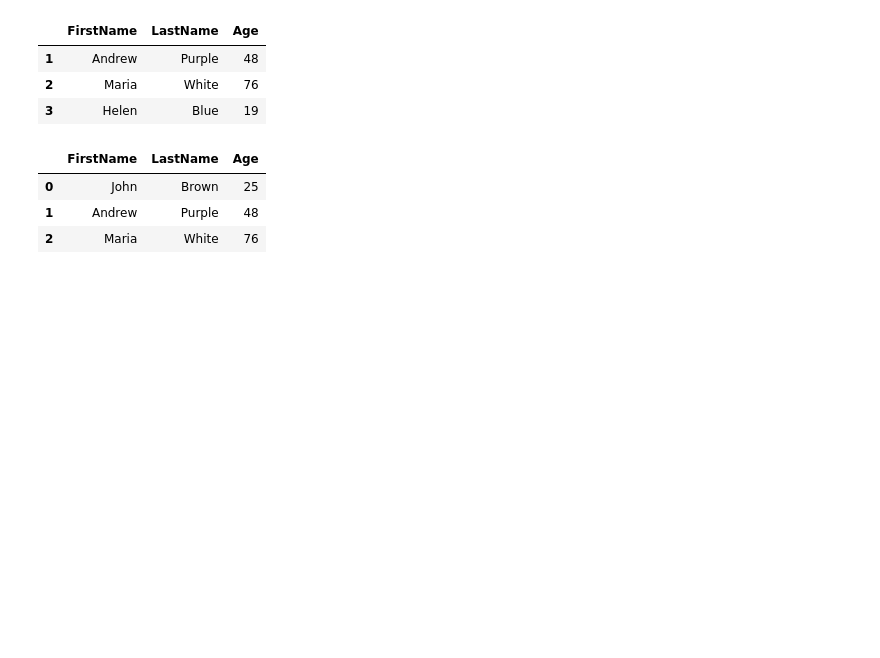
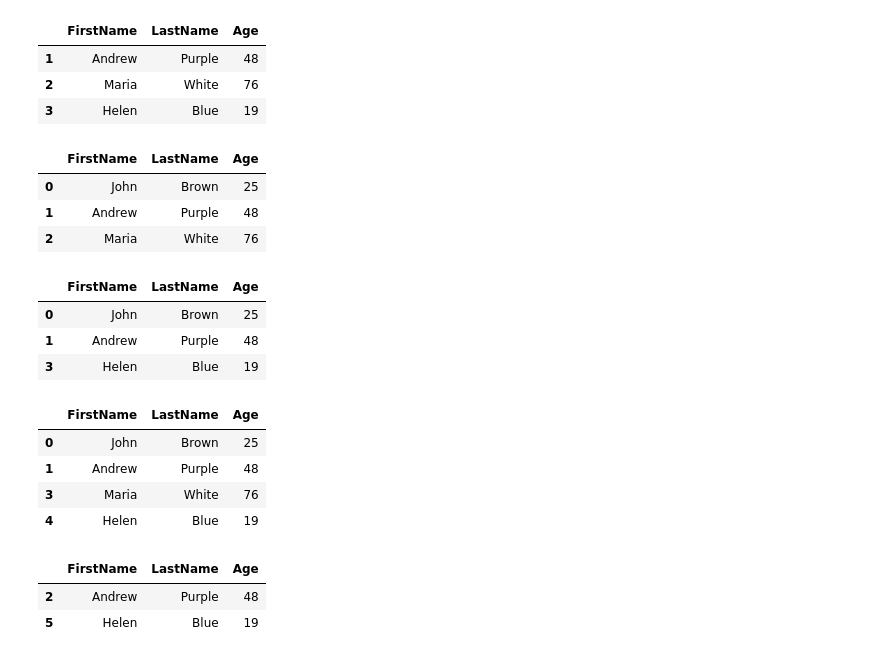
Before and after one commit to pavlekovic/Python-501, a Jupyter notebook: python-for-data/Pandas Intro.ipynb, the cells around one changed output. Saved outputs shown, nothing was run; the diff lists cells and outputs as text; code cells hidden in the pictures; blank space fills up the shorter version.

```diff
--- a/python-for-data/Pandas Intro.ipynb
+++ b/python-for-data/Pandas Intro.ipynb
@@ -451,3 +451,62 @@ dict = [
 ]
 # Make it DF with DataFrame command
 df = pd.DataFrame(dict)
+
+# To drop row 2
+newdf = df.drop(2, axis='index')
+newdf
+# %% [output]
+|  | FirstName | LastName | Age |
+| 0 | John | Brown | 25 |
+| 1 | Andrew | Purple | 48 |
+| 3 | Helen | Blue | 19 |
+# %%
+# Remove duplicate rows
+
+# Create a dictionary
+dict = [
+    {'FirstName': 'John', 'LastName': 'Brown', 'Age': 25},
+    {'FirstName': 'Andrew', 'LastName': 'Purple', 'Age': 48},
+    {'FirstName': 'Andrew', 'LastName': 'Purple', 'Age': 48},
+    {'FirstName': 'Maria', 'LastName': 'White', 'Age': 76},
+    {'FirstName': 'Helen', 'LastName': 'Blue', 'Age': 19},
+    {'FirstName': 'Helen', 'LastName': 'Blue', 'Age': 19}
+]
+# Make it DF with DataFrame command
+df = pd.DataFrame(dict)
+
+# Removing duplicates with drop_duplicates() function
+newdf = df.drop_duplicates()
+newdf
+# %% [output]
+|  | FirstName | LastName | Age |
+| 0 | John | Brown | 25 |
+| 1 | Andrew | Purple | 48 |
+| 3 | Maria | White | 76 |
+| 4 | Helen | Blue | 19 |
+# %%
+# Find duplicate rows
+
+# Create a dictionary
+dict = [
+    {'FirstName': 'John', 'LastName': 'Brown', 'Age': 25},
+    {'FirstName': 'Andrew', 'LastName': 'Purple', 'Age': 48},
+    {'FirstName': 'Andrew', 'LastName': 'Purple', 'Age': 48},
+    {'FirstName': 'Maria', 'LastName': 'White', 'Age': 76},
+    {'FirstName': 'Helen', 'LastName': 'Blue', 'Age': 19},
+    {'FirstName': 'Helen', 'LastName': 'Blue', 'Age': 19}
+]
+# Make it DF with DataFrame command
+df = pd.DataFrame(dict)
+
+# To show which rows/columns have duplicates (Boolan)
+newdf = df.duplicated()
+newdf
+
+# If duplicate rows/columns are needed (data)
+duplicates = df[df.duplicated()]
+duplicates
+# %% [output]
+|  | FirstName | LastName | Age |
+| 2 | Andrew | Purple | 48 |
+| 5 | Helen | Blue | 19 |
```
Also changed, not shown: parts of 6 cells of this notebook.
